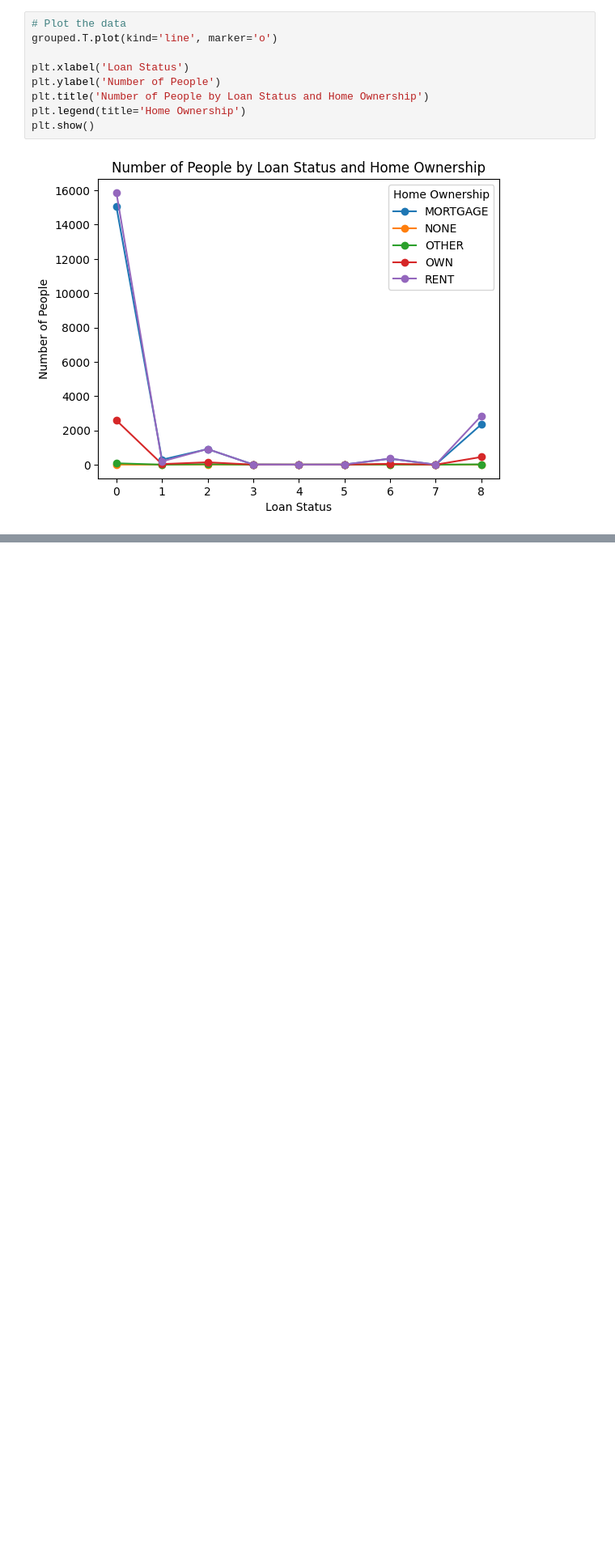
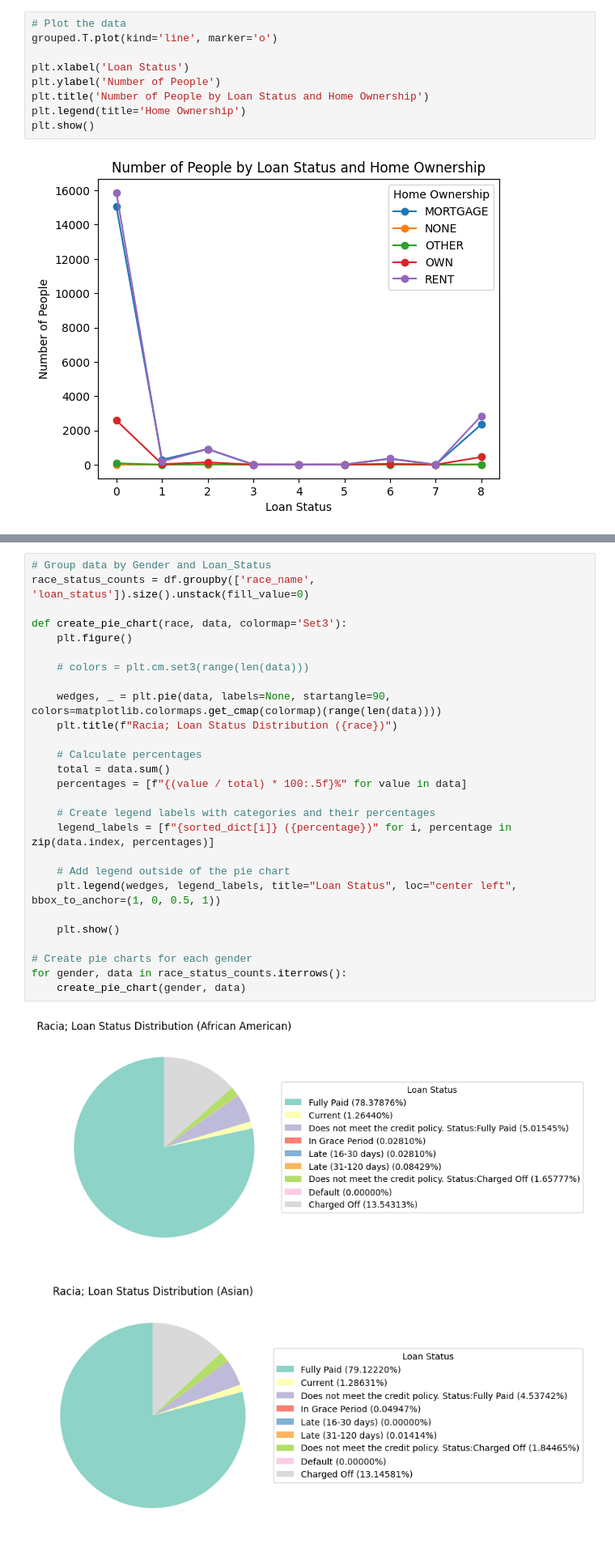
Before and after one commit to unnati026/JPMC-Case-Study, a Jupyter notebook: eda.ipynb, the cells around one changed output, grey strips where cells are left out. Shown: that part at 81% size. Cells and saved outputs as stored; diff of their text form; blank space fills up the shorter version.

```diff
--- a/eda.ipynb
+++ b/eda.ipynb
@@ -176,0 +241,30 @@ plt.show()
+# %%
+# Group data by Gender and Loan_Status
+race_status_counts = df.groupby(['race_name', 'loan_status']).size().unstack(fill_value=0)
+
+def create_pie_chart(race, data, colormap='Set3'):
+    plt.figure()
+
+    # colors = plt.cm.set3(range(len(data)))
+
+    wedges, _ = plt.pie(data, labels=None, startangle=90, colors=matplotlib.colormaps.get_cmap(colormap)(range(len(data))))
+    plt.title(f"Racia; Loan Status Distribution ({race})")
+
+    # Calculate percentages
+    total = data.sum()
+    percentages = [f"{(value / total) * 100:.5f}%" for value in data]
+
+    # Create legend labels with categories and their percentages
+    legend_labels = [f"{sorted_dict[i]} ({percentage})" for i, percentage in zip(data.index, percentages)]
+
+    # Add legend outside of the pie chart
+    plt.legend(wedges, legend_labels, title="Loan Status", loc="center left", bbox_to_anchor=(1, 0, 0.5, 1))
+
+    plt.show()
+
+# Create pie charts for each gender
+for gender, data in race_status_counts.iterrows():
+    create_pie_chart(gender, data)
+# %% [output]
+[figure, added]
+[figure, added]
```
Also changed, not shown: parts of 8 cells of this notebook, 1 other file.
